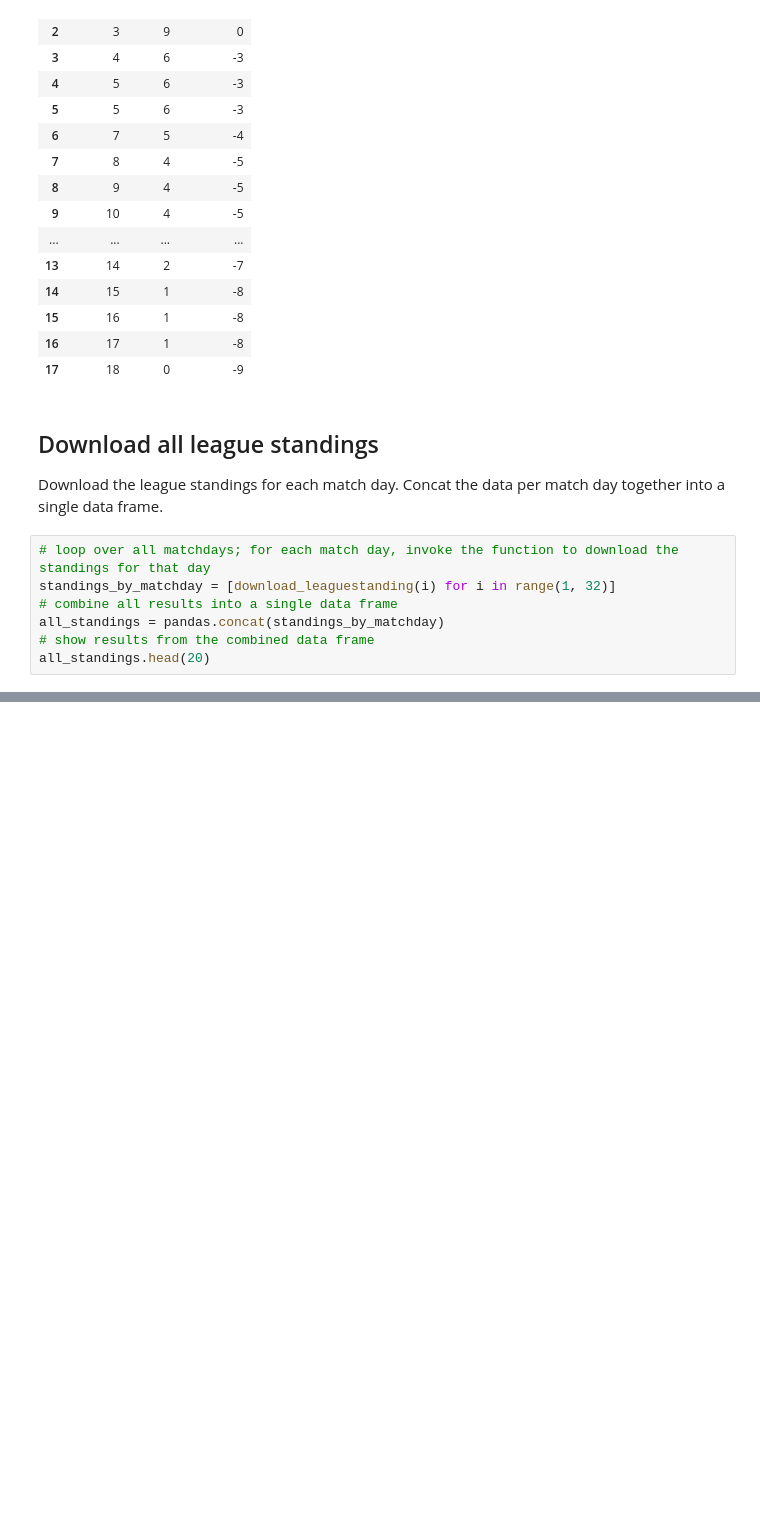
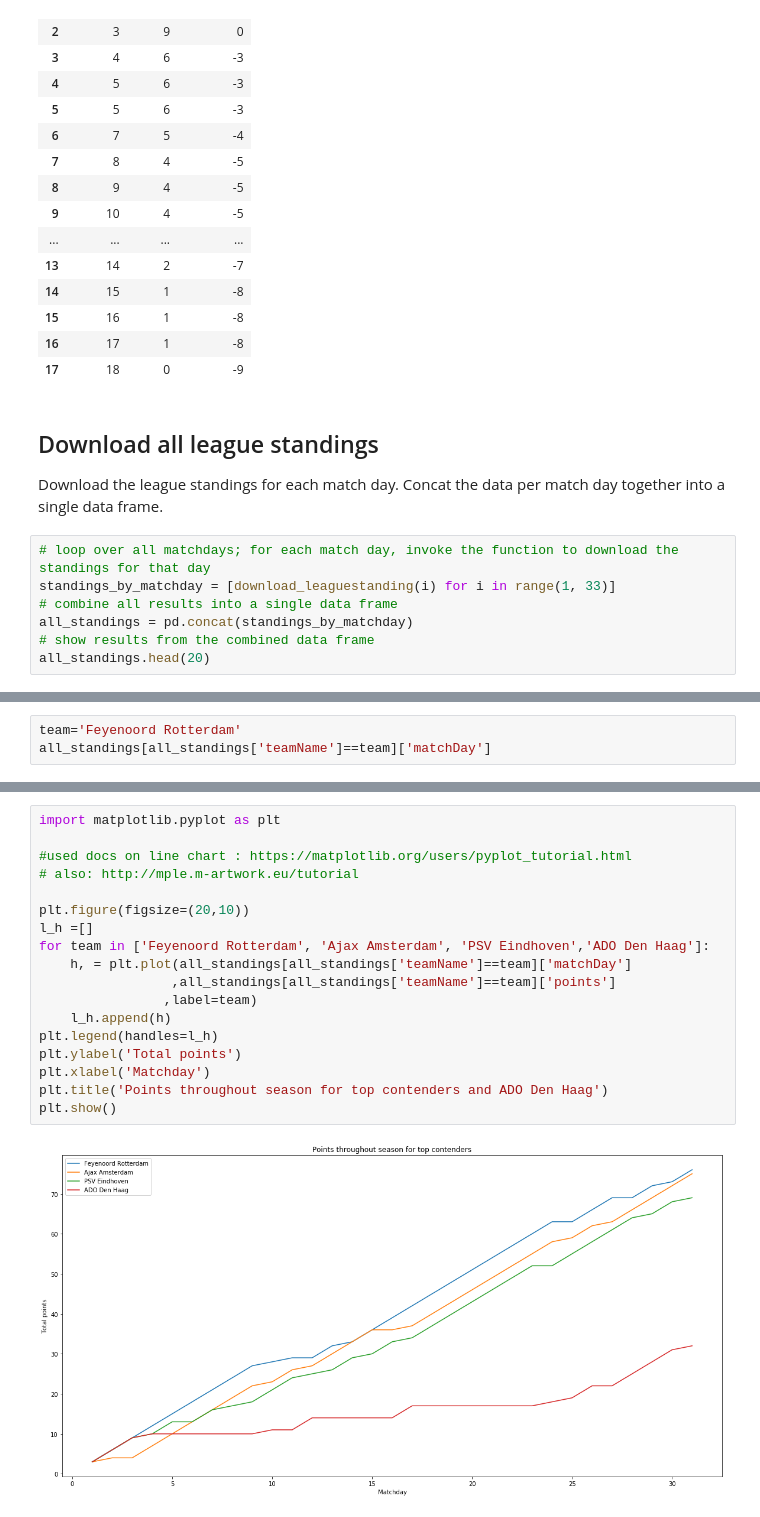
Before and after one commit to lucasjellema/jupyter-notebook-eredivisie, a Jupyter notebook: EredivisieResults_2016_2017.ipynb, the cells around one changed output, grey strips where cells are left out. Cells and saved outputs as stored; diff of their text form; blank space fills up the shorter version.

```diff
--- a/EredivisieResults_2016_2017.ipynb
+++ b/EredivisieResults_2016_2017.ipynb
@@ -364,9 +389,9 @@ test[['position','points','pointsGap']]
 Download the league standings for each match day. Concat the data per match day together into a single data frame.
 # %%
 # loop over all matchdays; for each match day, invoke the function to download the standings for that day
-standings_by_matchday = [download_leaguestanding(i) for i in range(1, 32)]
+standings_by_matchday = [download_leaguestanding(i) for i in range(1, 33)]
 # combine all results into a single data frame
-all_standings = pandas.concat(standings_by_matchday)
+all_standings = pd.concat(standings_by_matchday)
 # show results from the combined data frame
 all_standings.head(20)
 # %% [output]
@@ -389,0 +419,3 @@ all_standings.head(20)
+# %%
+team='Feyenoord Rotterdam'
+all_standings[all_standings['teamName']==team]['matchDay']
@@ -389,0 +440,20 @@ all_standings.head(20)
+# %%
+import matplotlib.pyplot as plt
+
+#used docs on line chart : https://matplotlib.org/users/pyplot_tutorial.html
+# also: http://mple.m-artwork.eu/tutorial
+
+plt.figure(figsize=(20,10))
+l_h =[]
+for team in ['Feyenoord Rotterdam', 'Ajax Amsterdam', 'PSV Eindhoven','ADO Den Haag']:
+    h, = plt.plot(all_standings[all_standings['teamName']==team]['matchDay']
+                 ,all_standings[all_standings['teamName']==team]['points']
+                ,label=team)
+    l_h.append(h)
+plt.legend(handles=l_h)
+plt.ylabel('Total points')
+plt.xlabel('Matchday')
+plt.title('Points throughout season for top contenders and ADO Den Haag')
+plt.show()
+# %% [output]
+[figure, added]
```
Also changed, not shown: parts of 17 cells of this notebook, 1 other file.
